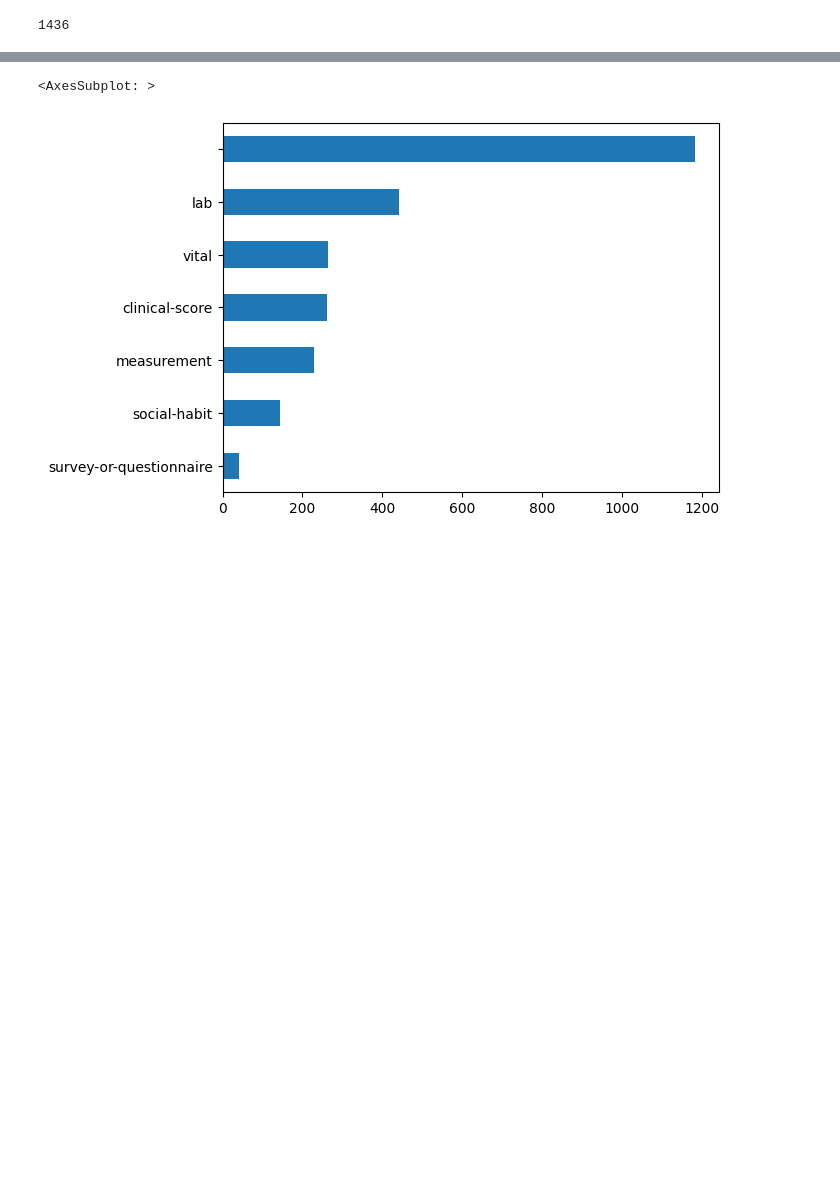
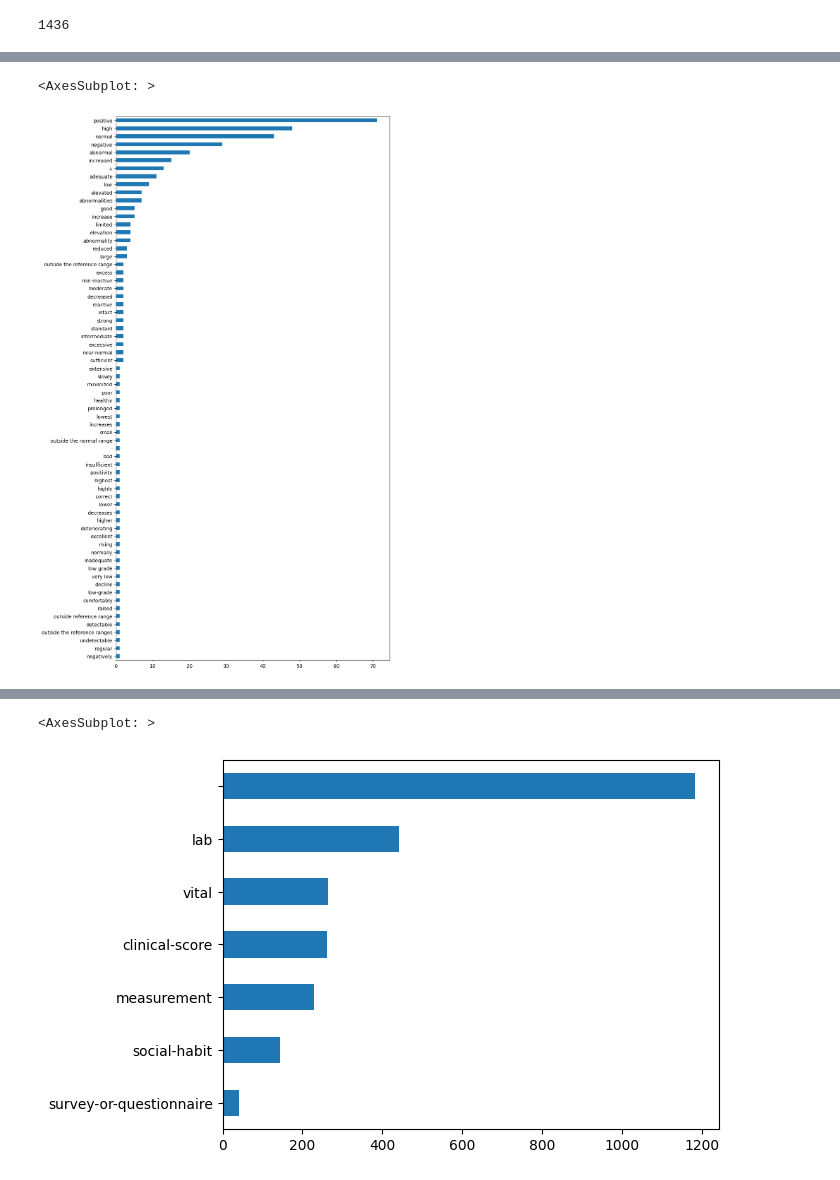
Before and after one commit to JBAujogue/BERT-playground, a Jupyter notebook: datasets/Dataset processing - LCT.ipynb, the cells around one changed output, grey strips where cells are left out. Saved outputs shown, nothing was run; the diff lists cells and outputs as text; code cells hidden in the pictures; blank space fills up the shorter version.

```diff
--- a/datasets/Dataset processing - LCT.ipynb
+++ b/datasets/Dataset processing - LCT.ipynb
@@ -577,0 +690,5 @@ df_ents.loc[person_idx, 'Category_chia'] = 'Person'
+# %%
+df_ents[df_ents.Category == 'Polarity'].Mention.apply(lambda s: s.lower()).value_counts().sort_values().plot(kind = 'barh', figsize = (10, 20))
+# %% [output]
+<AxesSubplot: >
+[figure, added]
```
Also changed, not shown: parts of 41 cells of this notebook, 20 other files.
